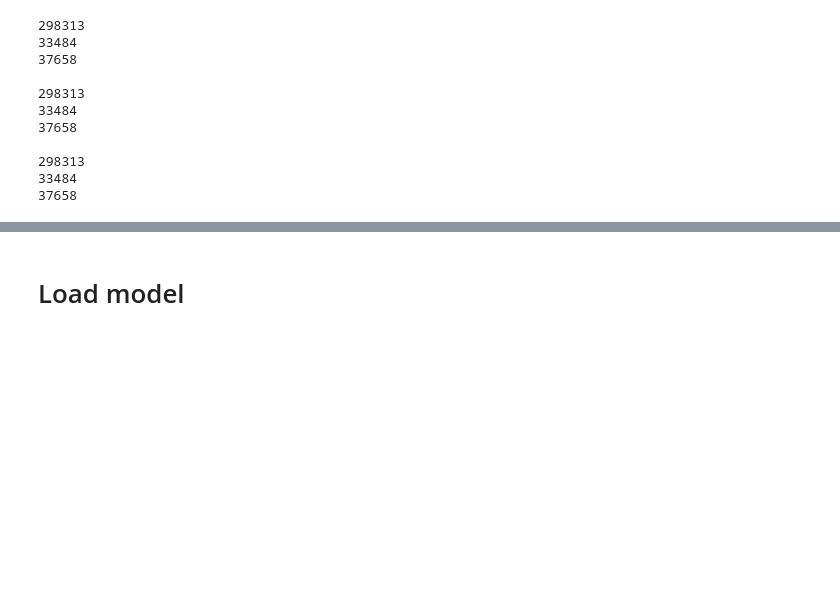
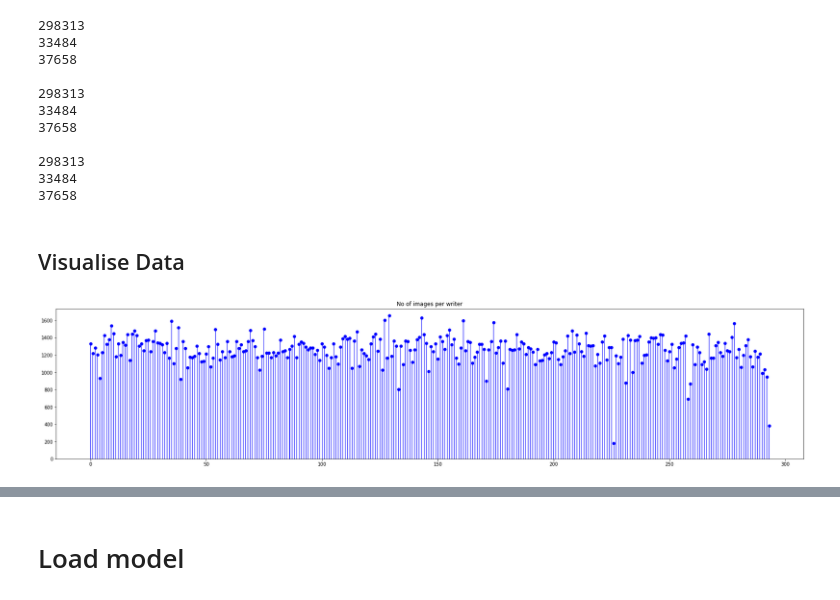
Before and after one commit to cugurm/CNN-handwritten-classifier-improvement, a Jupyter notebook: ETH_Zurich_Clustering_Knn_Evaluation.ipynb, the cells around one changed output, grey strips where cells are left out. Saved outputs shown, nothing was run; the diff lists cells and outputs as text; code cells hidden in the pictures; blank space fills up the shorter version.

```diff
--- a/ETH_Zurich_Clustering_Knn_Evaluation.ipynb
+++ b/ETH_Zurich_Clustering_Knn_Evaluation.ipynb
@@ -214,3 +214,36 @@ print(len(test_Images))
 298313
 33484
 37658
+# %% [markdown]
+## Visualise Data
+# %%
+_writers = {}
+_labels = {}
+
+for image in os.listdir('./ImageDisk/'):
+  path = image.split('_')  # ['trainimage', 'i23653', 'w10087', 'li', '110-120.png']
+  writer = int(path[2][1:])
+  label = path[3][1:]
+
+  if writer not in _writers:
+    _writers[writer] = 1
+  else:
+    _writers[writer] += 1
+  if label == 'slash':
+    label = '/'
+  if label=='':
+    label = ' '
+  if label not in _labels:
+    _labels[label] = 1
+  else:
+    _labels[label] += 1
+# %%
+fig = plt.figure(figsize=(29,6))
+xs = range(0, len(_writers.keys()))
+ys = [_writers[writer] for writer in _writers.keys()]
+plt.bar(xs, ys , width=0.2, color='blue')
+plt.plot(xs, ys, 'o', color='blue')
+plt.title('No of images per writer')
+plt.show()
+# %% [output]
+[figure, added]
```
Also changed, not shown: parts of 28 cells of this notebook.
